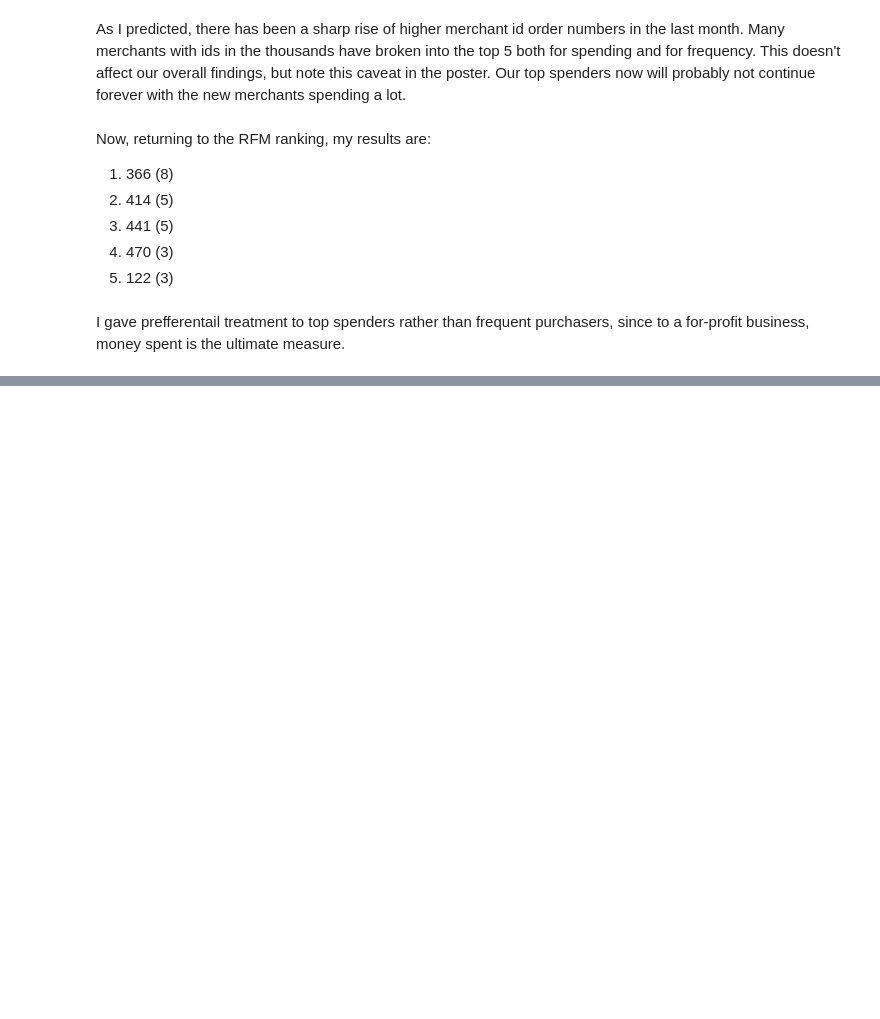
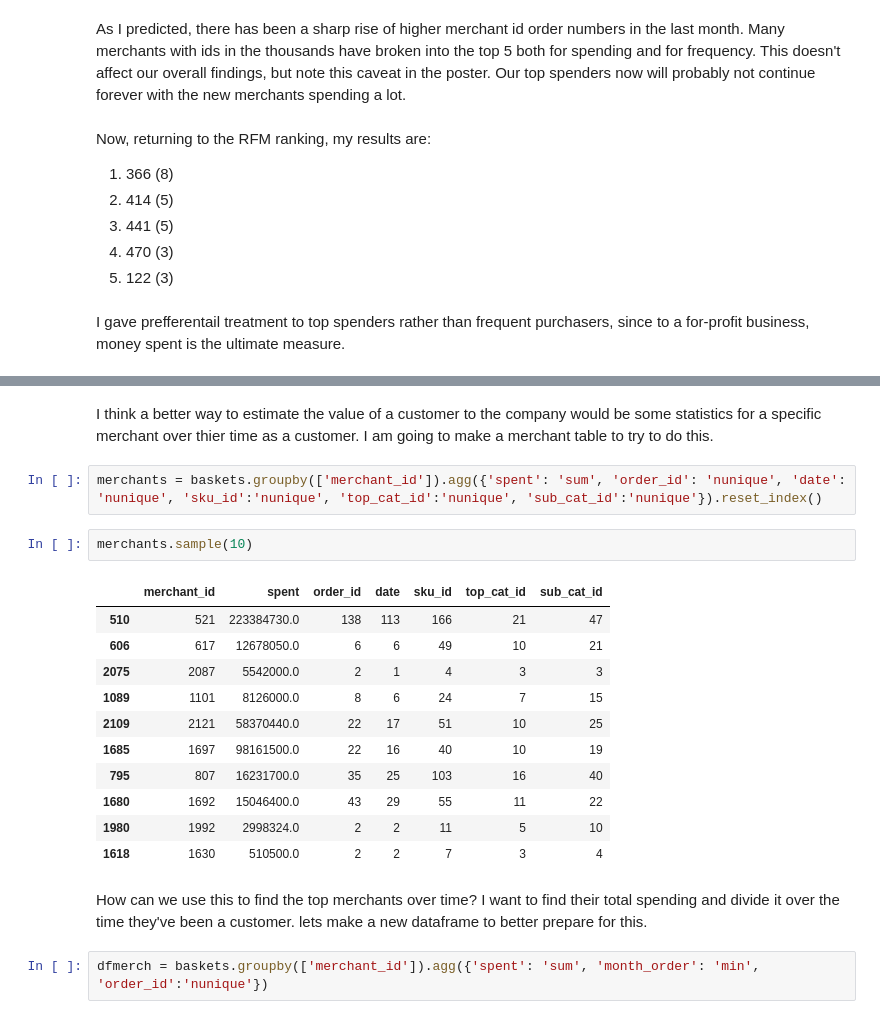
Before and after one commit to graceflitsch/DataScience, a Jupyter notebook: GNB3.ipynb, the cells around one changed output, grey strips where cells are left out. Saved outputs shown, nothing was run; the diff lists cells and outputs as text; blank space fills up the shorter version.

```diff
--- a/GNB3.ipynb
+++ b/GNB3.ipynb
@@ -282,0 +285,22 @@ I gave prefferentail treatment to top spenders rather than frequent purchasers,
+# %% [markdown]
+I think a better way to estimate the value of a customer to the company would be some statistics for a specific merchant over thier time as a customer. I am going to make a merchant table to try to do this.
+# %%
+merchants = baskets.groupby(['merchant_id']).agg({'spent': 'sum', 'order_id': 'nunique', 'date': 'nunique', 'sku_id':'nunique', 'top_cat_id':'nunique', 'sub_cat_id':'nunique'}).reset_index()
+# %%
+merchants.sample(10)
+# %% [output]
+|  | merchant_id | spent | order_id | date | sku_id | top_cat_id | sub_cat_id |
+| 510 | 521 | 223384730.0 | 138 | 113 | 166 | 21 | 47 |
+| 606 | 617 | 12678050.0 | 6 | 6 | 49 | 10 | 21 |
+| 2075 | 2087 | 5542000.0 | 2 | 1 | 4 | 3 | 3 |
+| 1089 | 1101 | 8126000.0 | 8 | 6 | 24 | 7 | 15 |
+| 2109 | 2121 | 58370440.0 | 22 | 17 | 51 | 10 | 25 |
+| 1685 | 1697 | 98161500.0 | 22 | 16 | 40 | 10 | 19 |
+| 795 | 807 | 16231700.0 | 35 | 25 | 103 | 16 | 40 |
+| 1680 | 1692 | 15046400.0 | 43 | 29 | 55 | 11 | 22 |
+| 1980 | 1992 | 2998324.0 | 2 | 2 | 11 | 5 | 10 |
+| 1618 | 1630 | 510500.0 | 2 | 2 | 7 | 3 | 4 |
+# %% [markdown]
+How can we use this to find the top merchants over time? I want to find their total spending and divide it over the time they've been a customer. lets make a new dataframe to better prepare for this.
+# %%
+dfmerch = baskets.groupby(['merchant_id']).agg({'spent': 'sum', 'month_order': 'min', 'order_id':'nunique'})
```
Also changed, not shown: parts of 23 cells of this notebook.
